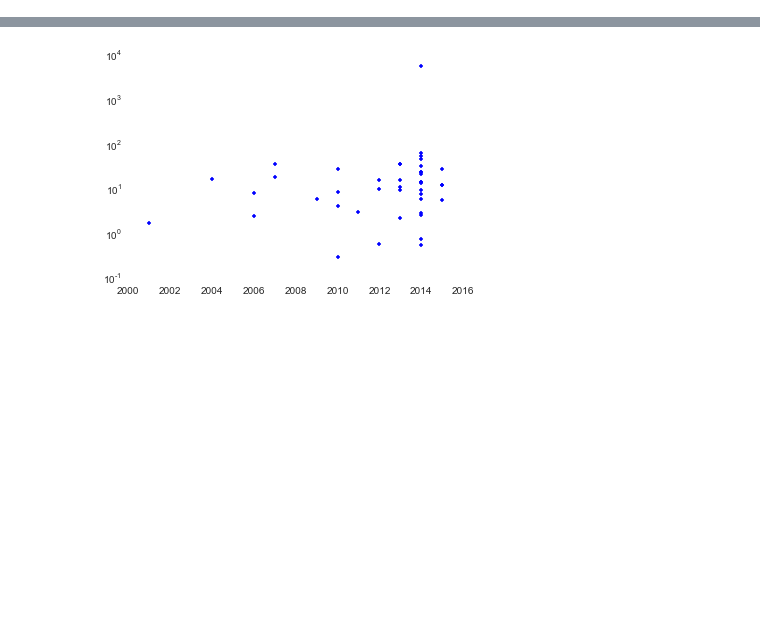
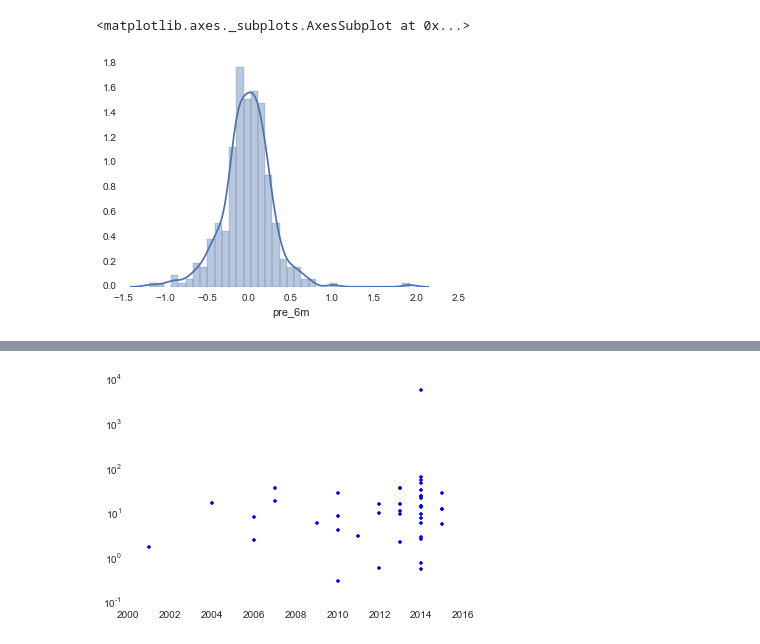
Before and after one commit to zfcousens/med_deals, a Jupyter notebook: Acquirer.ipynb, the cells around one changed output, grey strips where cells are left out. Saved outputs shown, nothing was run; the diff lists cells and outputs as text; code cells hidden in the pictures; blank space fills up the shorter version.

Commit message:
Update acquirer

```diff
--- a/Acquirer.ipynb
+++ b/Acquirer.ipynb
@@ -150,0 +337,5 @@ datetime.datetime(2014, 3, 15, 0, 0)
+# %%
+#data for the acquirer post deal
+a_post_cols = Comparison_cols[4:7]
+a_post_data = dfaq[a_post_cols]
+a_post_data.head()
@@ -150,0 +349,3 @@ datetime.datetime(2014, 3, 15, 0, 0)
+# %%
+for y in Comparison_cols[1:]:
+    print 'pre' in y
@@ -150,0 +417,13 @@ datetime.datetime(2014, 3, 15, 0, 0)
+# %%
+#Find the difference between the growth over the different intervals and the S&P500 growth
+compare_data = pd.DataFrame()
+comp_cols = ['pre_6m', 'pre_1y', 'pre_2y', 'post_6m', 'post_1y', 'post_2y']
+for j in range(len(comp_cols)):
+    data = []
+    spvals = sp_growth_data[sp_growth_cols[j]]
+    avals = a_growth_data[a_growth_cols[j]]
+    for i in range(len(dfaq)):
+        val = avals[i] - spvals[i]
+        data.append(val)
+    compare_data[comp_cols[j]] = data
+compare_data.head()
@@ -150,0 +437,17 @@ datetime.datetime(2014, 3, 15, 0, 0)
+# %%
+#Find difference between pre and post deal growth
+compare_final = pd.DataFrame()
+for j in range(len(a_post_cols)):
+    acq_data = a_post_data[a_post_cols[j]]
+    compare_post = compare_data[comp_cols[j + 3]]
+    compare_pre = compare_data[comp_cols[j]]
+    data = []
+    for i in range(len(a_post_data)):
+        #If there's no acquirer data for the given time, mark as nan, else it's the difference between pre and post growth
+        if acq_data[i] == 0:
+            val = float('nan')
+        else:
+            val = compare_post[i] - compare_pre[i]
+        data.append(val)
+    compare_final[comp_cols[j]] = data
+compare_final.head()
@@ -150,0 +473,9 @@ datetime.datetime(2014, 3, 15, 0, 0)
+# %%
+#Difference of relative growth, 6m before and after deal
+sixmonths = compare_final.dropna(subset = ['pre_6m'])
+
+#sixmonths.pre_6m.hist(bins = 25)
+sns.distplot(sixmonths.pre_6m)
+# %% [output]
+<matplotlib.axes._subplots.AxesSubplot at 0x...>
+[figure, added]
```
Also changed, not shown: parts of 54 cells of this notebook, 2 other files.
